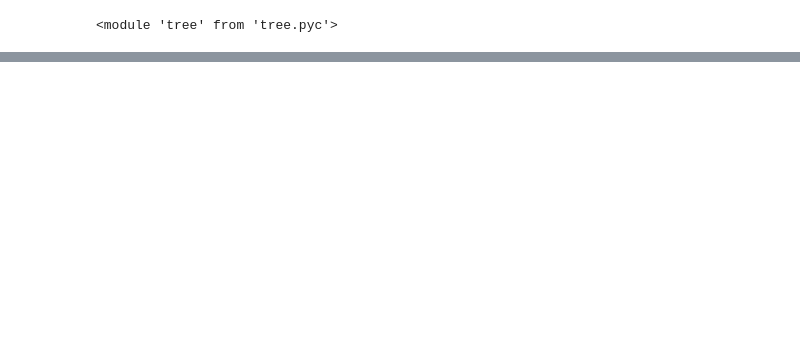
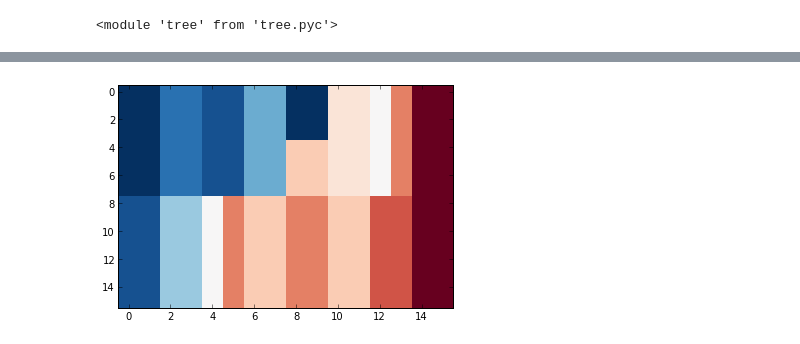
Before and after one commit to hgfalling/pyquest_work, a Jupyter notebook: recon_tiling.ipynb, the cells around one changed output, grey strips where cells are left out. Saved outputs shown, nothing was run; the diff lists cells and outputs as text; code cells hidden in the pictures; blank space fills up the shorter version.

```diff
--- a/recon_tiling.ipynb
+++ b/recon_tiling.ipynb
@@ -110,10 +125,21 @@ col_matrix = np.zeros([col_tree.size,col_tree.tree_size])
 # %%
+row_matrix = np.zeros([row_tree.tree_size,row_tree.size])
+col_matrix = np.zeros([col_tree.size,col_tree.tree_size])
 for (haarrow,parent) in enumerate(row_parents):
     #print haarrow,parent
     if parent < 0:
         continue
     else:
-        parents = [parent] + row_tree[parent].all_parents()
+        #parents = [parent] + row_tree[parent].all_parents()
+        parents = row_tree[parent].all_parents()
         #print parents
         row_matrix[parents,haarrow] = 1.0
-print row_matrix
+for (haarcol,parent) in enumerate(row_parents):
+    #print haarcol,parent
+    if parent < 0:
+        continue
+    else:
+        #parents = [parent] + col_tree[parent].all_parents()
+        parents = col_tree[parent].all_parents()
+        #print parents
+        col_matrix[haarcol,parents] = 1.0
@@ -124,10 +145,0 @@ print row_matrix
-# %%
-for (haarcol,parent) in enumerate(row_parents):
-    #print haarcol,parent
-    if parent < 0:
-        continue
-    else:
-        parents = [parent] + col_tree[parent].all_parents()
-        #print parents
-        col_matrix[haarcol,parents] = 1.0
-print col_matrix
@@ -254,3 +242,12 @@ def cover(chosen_array):
             if chosen_array[i,j]:
                 cv += productfolder(row_tree,col_tree,i,j)
     return cv
+
+def reconstruct(data,chosen_array):
+    recon = np.zeros([row_tree.size,col_tree.size])
+    included = zip(*np.where(chosen_array))
+    for (x,y) in included:
+        for i in row_tree[x].elements:
+            for j in col_tree[y].elements:
+                recon[i,j] = biavgs[x,y]
+    return recon
@@ -266,0 +254,4 @@ array([[False, False,  True, False, False, False, False],
+# %%
+cplot(reconstruct(data,chosen))
+# %% [output]
+[figure, added]
```
Also changed, not shown: parts of 20 cells of this notebook, 1 other file.
